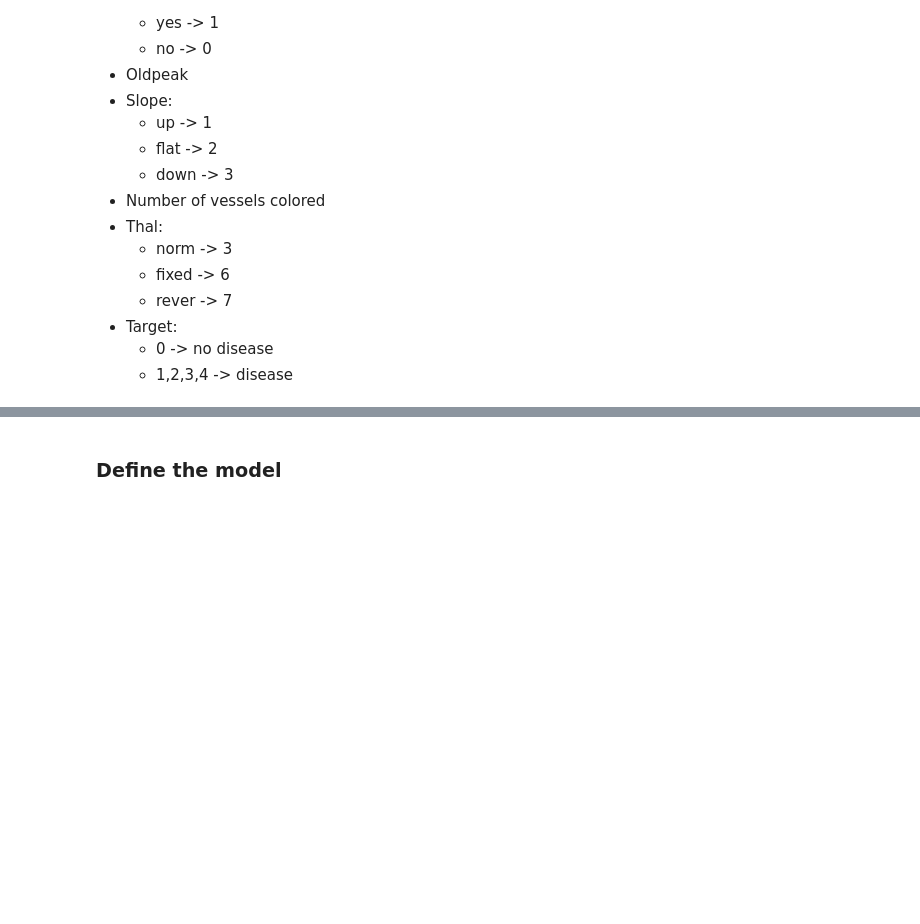
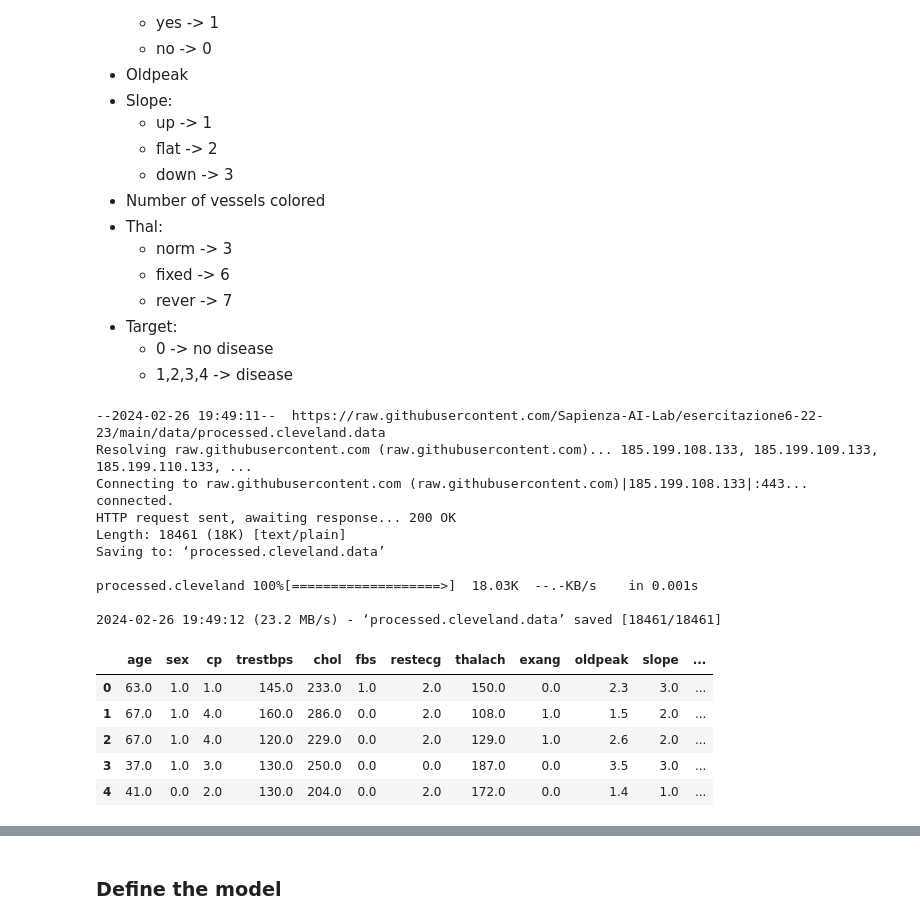
Before and after one commit to VivianPita/lab_iagi, a Jupyter notebook: Esercitazione6_2.ipynb, the cells around one changed output, grey strips where cells are left out. Saved outputs shown, nothing was run; the diff lists cells and outputs as text; code cells hidden in the pictures; blank space fills up the shorter version.

```diff
--- a/Esercitazione6_2.ipynb
+++ b/Esercitazione6_2.ipynb
@@ -56,8 +56,26 @@ Attributes:
 # %%
 cols = ['age','sex','cp','trestbps','chol','fbs','restecg','thalach','exang','oldpeak','slope','ca','thal','target']
 xcols = cols[0:-1]
 ycol = cols[-1]
-df = pd.read_csv('data/processed.cleveland.data', header=None, index_col=None, names=cols, na_values=['?'])
+!wget -O processed.cleveland.data https://raw.githubusercontent.com/Sapienza-AI-Lab/esercitazione6-22-23/main/data/processed.cleveland.data
+df = pd.read_csv('processed.cleveland.data', header=None, index_col=None, names=cols, na_values=['?'])
 df.head()
+# %% [output]
+--2024-02-26 19:49:11--  https://raw.githubusercontent.com/Sapienza-AI-Lab/esercitazione6-22-23/main/data/processed.cleveland.data
+Resolving raw.githubusercontent.com (raw.githubusercontent.com)... 185.199.108.133, 185.199.109.133, 185.199.110.133, ...
+Connecting to raw.githubusercontent.com (raw.githubusercontent.com)|185.199.108.133|:443... connected.
+HTTP request sent, awaiting response... 200 OK
+Length: 18461 (18K) [text/plain]
+Saving to: ‘processed.cleveland.data’
+
+processed.cleveland 100%[===================>]  18.03K  --.-KB/s    in 0.001s
+
+2024-02-26 19:49:12 (23.2 MB/s) - ‘processed.cleveland.data’ saved [18461/18461]
+|  | age | sex | cp | trestbps | chol | fbs | restecg | thalach | exang | oldpeak | slope | ... |
+| 0 | 63.0 | 1.0 | 1.0 | 145.0 | 233.0 | 1.0 | 2.0 | 150.0 | 0.0 | 2.3 | 3.0 | ... |
+| 1 | 67.0 | 1.0 | 4.0 | 160.0 | 286.0 | 0.0 | 2.0 | 108.0 | 1.0 | 1.5 | 2.0 | ... |
+| 2 | 67.0 | 1.0 | 4.0 | 120.0 | 229.0 | 0.0 | 2.0 | 129.0 | 1.0 | 2.6 | 2.0 | ... |
+| 3 | 37.0 | 1.0 | 3.0 | 130.0 | 250.0 | 0.0 | 0.0 | 187.0 | 0.0 | 3.5 | 3.0 | ... |
+| 4 | 41.0 | 0.0 | 2.0 | 130.0 | 204.0 | 0.0 | 2.0 | 172.0 | 0.0 | 1.4 | 1.0 | ... |
 # %%
 df.info()
```
Also changed, not shown: parts of 11 cells of this notebook.
